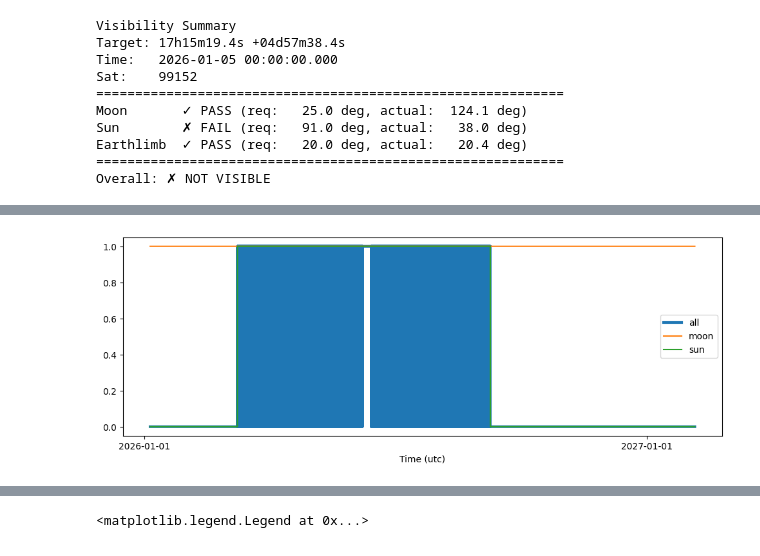
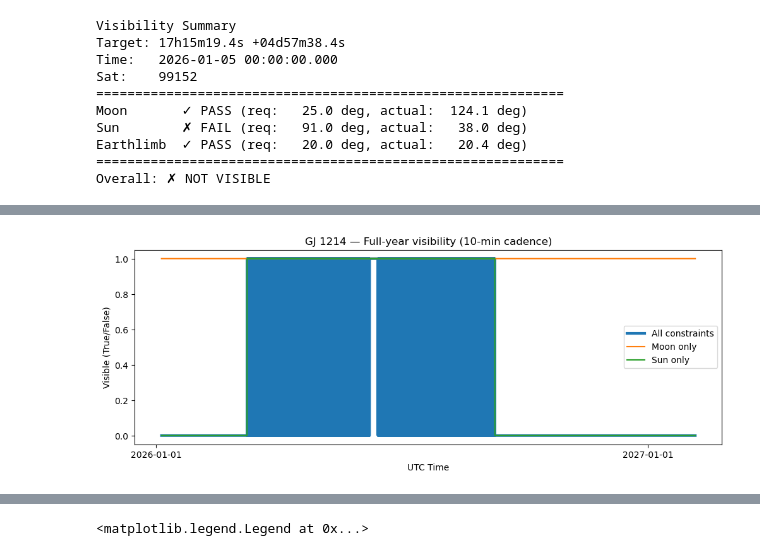
Before and after one commit to PandoraMission/pandora-visibility, a Jupyter notebook: docs/Example-useage.ipynb, the cells around one changed output, grey strips where cells are left out. Drawn from its saved outputs; the diff is of its cells as text; code cells hidden in the pictures.

```diff
--- a/docs/Example-useage.ipynb
+++ b/docs/Example-useage.ipynb
@@ -83,12 +210,13 @@ Overall: ✗ NOT VISIBLE
 # %%
-# we can ask this to show us all the visibility constraints, or just the sun, earth or moon
-
+# Full-year visibility: all constraints vs Moon and Sun individually
 with time_support():
-    plt.figure(figsize=[12,4])
-    plt.plot(times.utc, targ_vis, color="C0", label="all", lw=3, zorder=0)
-    plt.plot(times.utc, moon_vis, label="moon", color="C1", )
-    plt.plot(times.utc, sun_vis, label="sun", color="C2", )
-
+    plt.figure(figsize=[12, 4])
+    plt.plot(times.utc, targ_vis, color="C0", label="All constraints", lw=3, zorder=0)
+    plt.plot(times.utc, moon_vis, label="Moon only", color="C1")
+    plt.plot(times.utc, sun_vis, label="Sun only", color="C2")
+    plt.xlabel("UTC Time")
+    plt.ylabel("Visible (True/False)")
+    plt.title("GJ 1214 — Full-year visibility (10-min cadence)")
     plt.legend()
 # %% [output]
-[figure, old version]
+[figure, new version]
```
Also changed, not shown: parts of 28 cells of this notebook.
